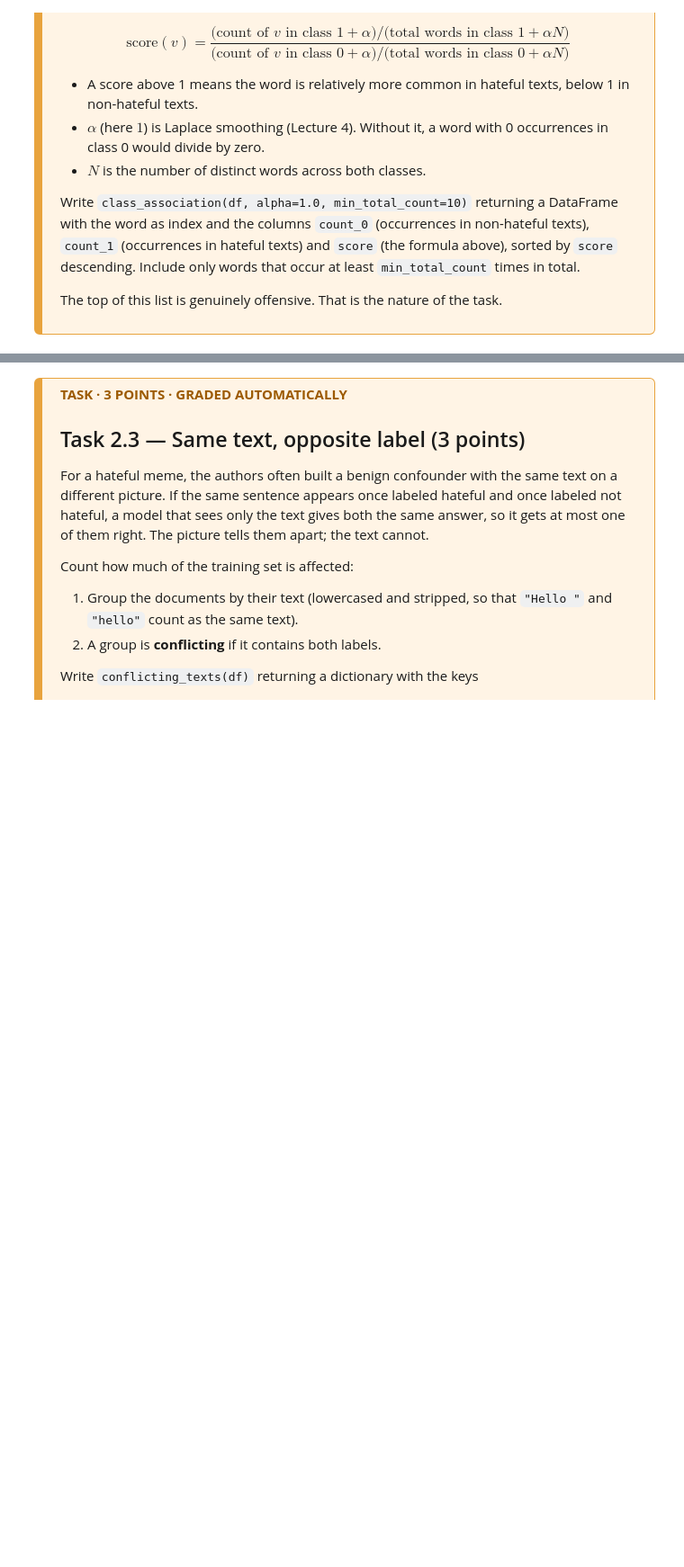
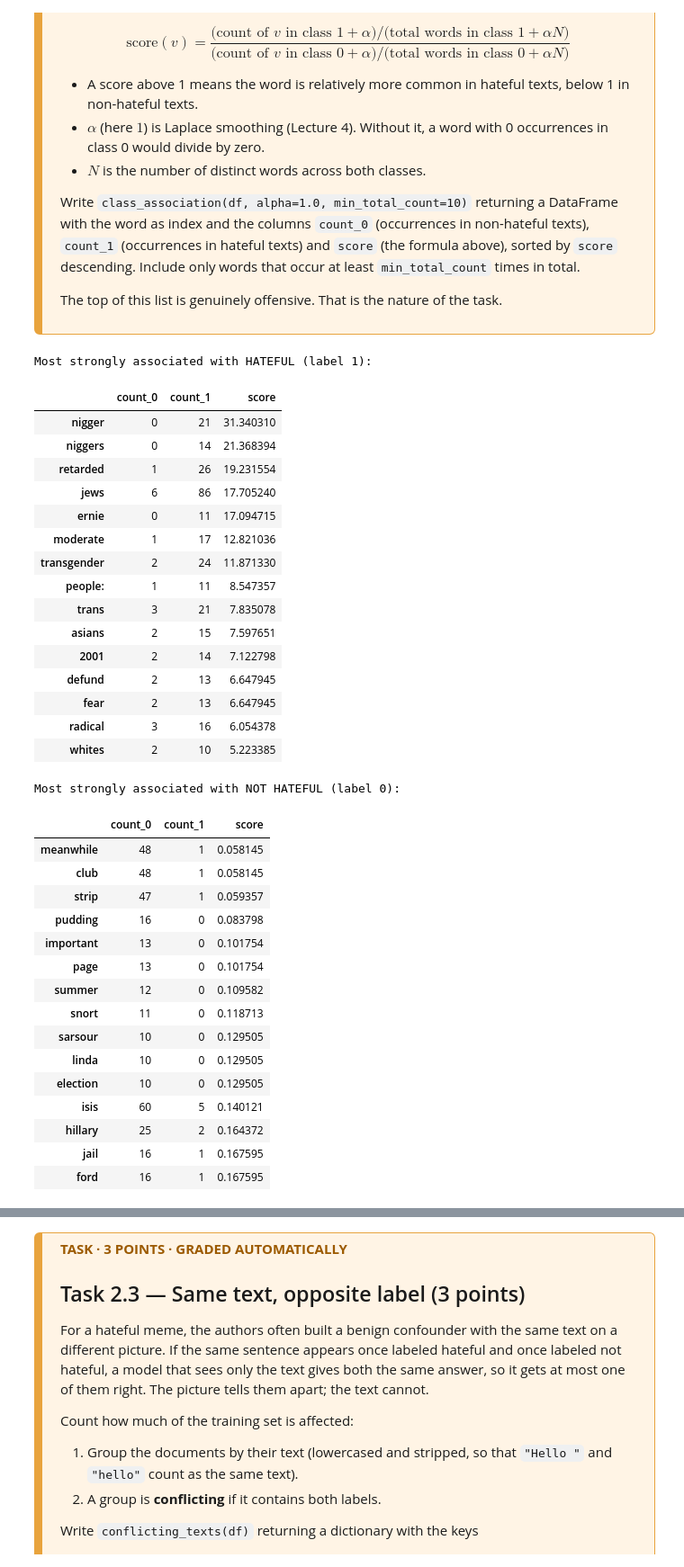
Before and after one commit to j-arzmueller/Natural-Language-Processing_Project, a Jupyter notebook: assignment_01_ws2627/assignment_01/assignment_01.ipynb, the cells around one changed output, grey strips where cells are left out. Shown at 90% size. Cells and saved outputs as stored; diff of their text form; code cells hidden in the pictures; blank space fills up the shorter version.

```diff
--- a/assignment_01_ws2627/assignment_01/assignment_01.ipynb
+++ b/assignment_01_ws2627/assignment_01/assignment_01.ipynb
@@ -340,7 +374,9 @@ Write `load_dataframe(split)` so that it
 def load_dataframe(split):
     """Load one split of the Hateful Memes data as a DataFrame with columns id, text, label."""
     ### YOUR CODE HERE
-    raise NotImplementedError()
+    dic_split = load_split(split)
+    df_split = pd.DataFrame(dic_split)
+    return df_split[["id", "text", "label"]]
 
 
 df_train = load_dataframe("train")
@@ -418,14 +470,22 @@ include a tied toy example.
 def label_distribution(df):
     """Return {0: n_not_hateful, 1: n_hateful} for the given DataFrame."""
     ### YOUR CODE HERE
-    raise NotImplementedError()
+    n_not_hateful = 0
+    n_hateful = 0
+    for label in df["label"]:
+        if label == 0:
+            n_not_hateful += 1
+        elif label == 1:
+            n_hateful += 1
+    return {0: n_not_hateful, 1: n_hateful}
 
 
 def majority_baseline_accuracy(df_train, df_eval):
     """Accuracy on df_eval when always predicting the majority class of df_train."""
     ### YOUR CODE HERE
-    raise NotImplementedError()
-
+    train_dic = label_distribution(df_train)
+    majority = 1 if train_dic[1] > train_dic[0] else 0
+    return float((df_eval["label"] == majority).mean())
 
 for name, df in [("train", df_train), ("dev_seen", df_dev), ("test_seen", df_test)]:
     dist = label_distribution(df)
@@ -583,15 +680,69 @@ The top of this list is genuinely offensive. That is the nature of the task.
 # %%
 def class_association(df, alpha=1.0, min_total_count=10):
     """Words ranked by how much more often they occur in hateful vs non-hateful texts."""
     ### YOUR CODE HERE
-    raise NotImplementedError()
+    counts_0 = word_counts(df.loc[df["label"] == 0, "text"])
+    counts_1 = word_counts(df.loc[df["label"] == 1, "text"])
+
+    total_0 = sum(counts_0.values())
+    total_1 = sum(counts_1.values())
+    vocab = set(counts_0) | set(counts_1)
+    N = len(vocab)
+
+    rows = {}
+    for word in vocab:
+        c0, c1 = counts_0[word], counts_1[word]
+        if c0 + c1 < min_total_count:
+            continue
+        p1 = (c1 + alpha) / (total_1 + alpha * N)
+        p0 = (c0 + alpha) / (total_0 + alpha * N)
+        rows[word] = (c0, c1, p1 / p0)
+
+    result = pd.DataFrame.from_dict(rows, orient="index",
+                                    columns=["count_0", "count_1", "score"])
+    return result.sort_values("score", ascending=False)
 
 
 assoc = class_association(df_train)
 print("Most strongly associated with HATEFUL (label 1):")
 display(assoc.head(15))
 print("Most strongly associated with NOT HATEFUL (label 0):")
 display(assoc.tail(15).iloc[::-1])
+# %% [output]
+Most strongly associated with HATEFUL (label 1):
+|  | count_0 | count_1 | score |
+| nigger | 0 | 21 | 31.340310 |
+| niggers | 0 | 14 | 21.368394 |
+| retarded | 1 | 26 | 19.231554 |
+| jews | 6 | 86 | 17.705240 |
+| ernie | 0 | 11 | 17.094715 |
+| moderate | 1 | 17 | 12.821036 |
+| transgender | 2 | 24 | 11.871330 |
+| people: | 1 | 11 | 8.547357 |
+| trans | 3 | 21 | 7.835078 |
+| asians | 2 | 15 | 7.597651 |
+| 2001 | 2 | 14 | 7.122798 |
+| defund | 2 | 13 | 6.647945 |
+| fear | 2 | 13 | 6.647945 |
+| radical | 3 | 16 | 6.054378 |
+| whites | 2 | 10 | 5.223385 |
+Most strongly associated with NOT HATEFUL (label 0):
+|  | count_0 | count_1 | score |
+| meanwhile | 48 | 1 | 0.058145 |
+| club | 48 | 1 | 0.058145 |
+| strip | 47 | 1 | 0.059357 |
+| pudding | 16 | 0 | 0.083798 |
+| important | 13 | 0 | 0.101754 |
+| page | 13 | 0 | 0.101754 |
+| summer | 12 | 0 | 0.109582 |
+| snort | 11 | 0 | 0.118713 |
+| sarsour | 10 | 0 | 0.129505 |
+| linda | 10 | 0 | 0.129505 |
+| election | 10 | 0 | 0.129505 |
+| isis | 60 | 5 | 0.140121 |
+| hillary | 25 | 2 | 0.164372 |
+| jail | 16 | 1 | 0.167595 |
+| ford | 16 | 1 | 0.167595 |
 # %%
 # --- Test 2.2: do not add, remove or modify anything in this cell ---
 assert list(assoc.columns) == ["count_0", "count_1", "score"], (
```
Also changed, not shown: parts of 51 cells of this notebook.
